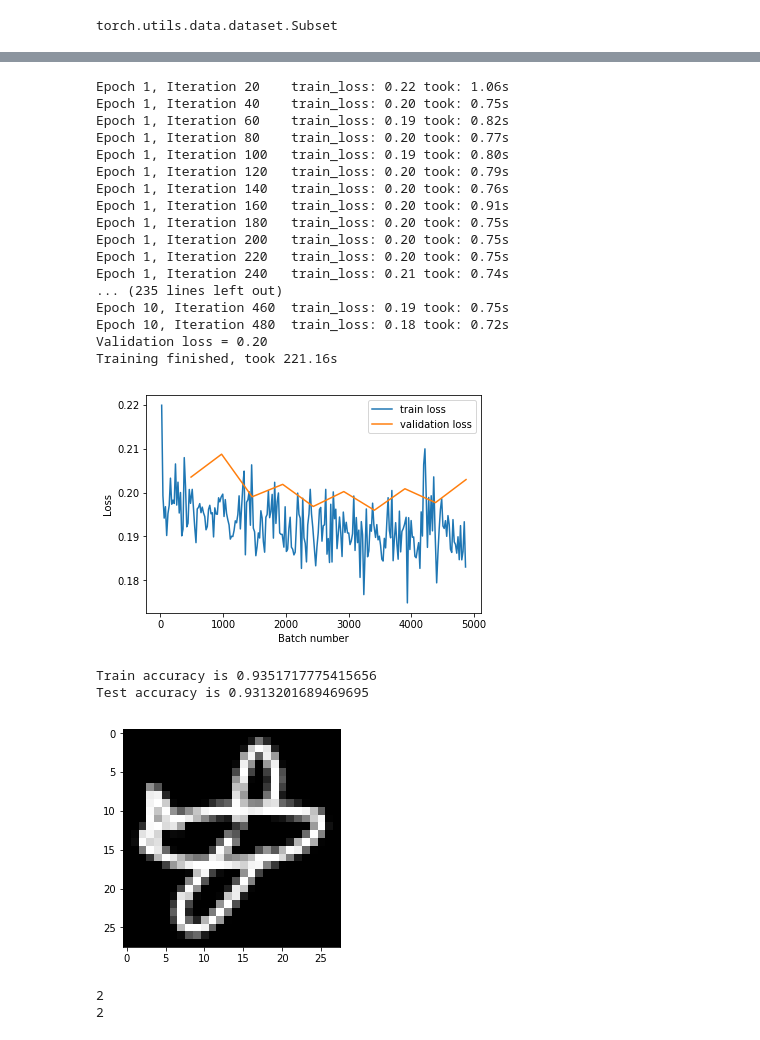
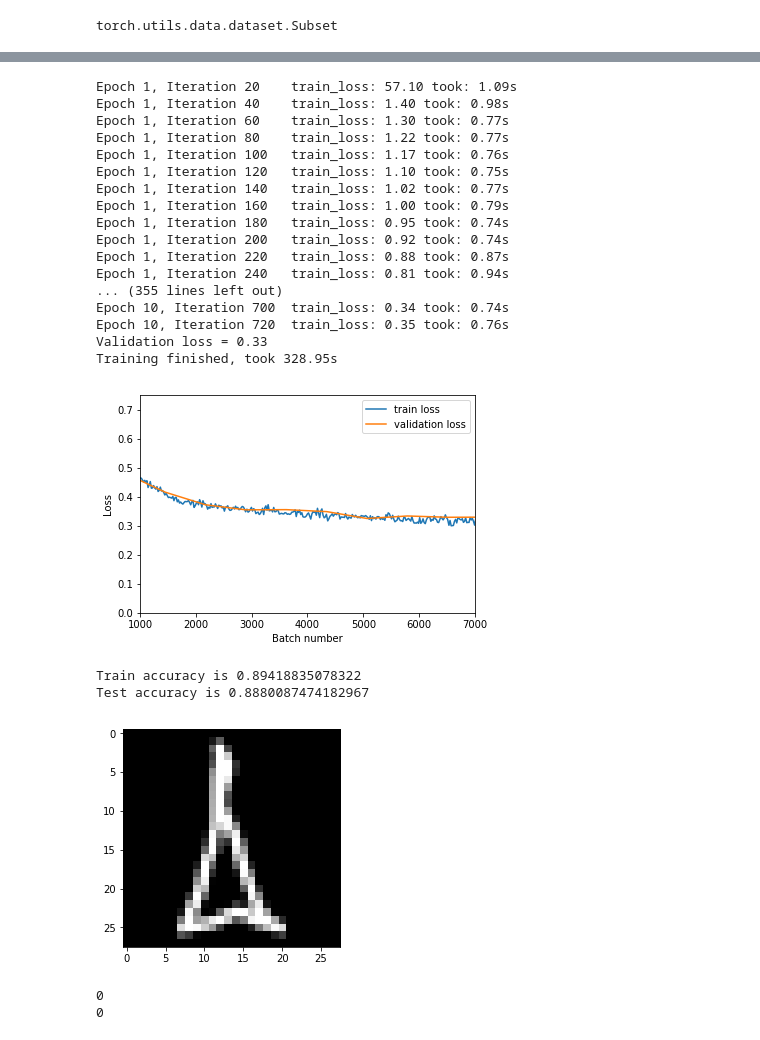
Before and after one commit to maiam6242/Facial_Blur, a Jupyter notebook: Facial_Blur.ipynb, the cells around one changed output, grey strips where cells are left out. Drawn from its saved outputs; the diff is of its cells as text; code cells hidden in the pictures.

Commit message:
Add new datasets (dog, broom)

```diff
--- a/Facial_Blur.ipynb
+++ b/Facial_Blur.ipynb
@@ -52,6 +60,8 @@ tower = np.load('eiffeltower.npy') #type = 1
 bear = np.load('bear.npy') # type = 0
 airplane = np.load('airplane.npy')
 broccoli = np.load('broccoli.npy')
+dog = np.load('dog.npy')
+broom = np.load('broom.npy')
 # %%
 import matplotlib.pyplot as plt
 import numpy as np
@@ -116,7 +126,7 @@ class QuickDrawData(Dataset):
     def __getitem__(self, index):
         return torch.FloatTensor(self.data[index, :].reshape((28, 28))).unsqueeze(0), int(self.targets[index])
 
-quick_draw_data = QuickDrawData(tower, bear, airplane, broccoli, 'tower', 'bear', 'airplane', 'brocolli')
+quick_draw_data = QuickDrawData(tower, bear, airplane, broccoli, dog, broom, 'tower', 'bear', 'airplane', 'brocolli', 'dog', 'broom')
 
 im, target = quick_draw_data[55102]
 plt.imshow(im.squeeze(), cmap='gray')
@@ -178,7 +188,7 @@ train, test = random_split(quick_draw_data, [x,(len(quick_draw_data) - x)])
 image_dims = 1, 28, 28
 n_training_samples = len(train) # How many training images to use
 n_test_samples = len(test) # How many test images to use
-classes = ('tower', 'bear', 'airplane', 'brocolli')
+classes = ('tower', 'bear', 'airplane', 'brocolli', 'dog', 'broom')
 
 # Load the training set
 train_set = train
@@ -338,32 +348,34 @@ def train_model(net):
 # %%
 train_hist_x, train_loss_hist, test_hist_x, test_loss_hist = train_model(net)
 # %% [output]
-Epoch 1, Iteration 20    train_loss: 0.22 took: 1.06s
-Epoch 1, Iteration 40    train_loss: 0.20 took: 0.75s
-Epoch 1, Iteration 60    train_loss: 0.19 took: 0.82s
-Epoch 1, Iteration 80    train_loss: 0.20 took: 0.77s
-Epoch 1, Iteration 100   train_loss: 0.19 took: 0.80s
-Epoch 1, Iteration 120   train_loss: 0.20 took: 0.79s
-Epoch 1, Iteration 140   train_loss: 0.20 took: 0.76s
-Epoch 1, Iteration 160   train_loss: 0.20 took: 0.91s
-Epoch 1, Iteration 180   train_loss: 0.20 took: 0.75s
-Epoch 1, Iteration 200   train_loss: 0.20 took: 0.75s
-Epoch 1, Iteration 220   train_loss: 0.20 took: 0.75s
-Epoch 1, Iteration 240   train_loss: 0.21 took: 0.74s
-... (235 lines left out)
-Epoch 10, Iteration 460  train_loss: 0.19 took: 0.75s
-Epoch 10, Iteration 480  train_loss: 0.18 took: 0.72s
-Validation loss = 0.20
-Training finished, took 221.16s
+Epoch 1, Iteration 20    train_loss: 57.10 took: 1.09s
+Epoch 1, Iteration 40    train_loss: 1.40 took: 0.98s
+Epoch 1, Iteration 60    train_loss: 1.30 took: 0.77s
+Epoch 1, Iteration 80    train_loss: 1.22 took: 0.77s
+Epoch 1, Iteration 100   train_loss: 1.17 took: 0.76s
+Epoch 1, Iteration 120   train_loss: 1.10 took: 0.75s
+Epoch 1, Iteration 140   train_loss: 1.02 took: 0.77s
+Epoch 1, Iteration 160   train_loss: 1.00 took: 0.79s
+Epoch 1, Iteration 180   train_loss: 0.95 took: 0.74s
+Epoch 1, Iteration 200   train_loss: 0.92 took: 0.74s
+Epoch 1, Iteration 220   train_loss: 0.88 took: 0.87s
+Epoch 1, Iteration 240   train_loss: 0.81 took: 0.94s
+... (355 lines left out)
+Epoch 10, Iteration 700  train_loss: 0.34 took: 0.74s
+Epoch 10, Iteration 720  train_loss: 0.35 took: 0.76s
+Validation loss = 0.33
+Training finished, took 328.95s
 # %%
 plt.plot(train_hist_x,train_loss_hist)
 plt.plot(test_hist_x,test_loss_hist)
 plt.legend(['train loss', 'validation loss'])
 plt.xlabel('Batch number')
 plt.ylabel('Loss')
+plt.xlim(1000,7000)
+plt.ylim(0,.75)
 plt.show()
 # %% [output]
-[figure, old version]
+[figure, new version]
 # %%
 def get_accuracy(net, loader):
     n_correct = 0
@@ -381,20 +393,20 @@ def get_accuracy(net, loader):
 print("Train accuracy is", get_accuracy(net, train_loader))
 print("Test accuracy is", get_accuracy(net, test_loader))
 # %% [output]
-Train accuracy is 0.9351717775415656
-Test accuracy is 0.9313201689469695
+Train accuracy is 0.89418835078322
+Test accuracy is 0.8880087474182967
 # %%
 def examine_label(idx):
     image, label = test_set[idx]
     class_scores = net(Variable(image.unsqueeze(0)).to(device))
     prediction = np.argmax(class_scores.cpu().detach().numpy())
     plt.imshow(image.squeeze(), cmap='gray')
     plt.show()
     print(prediction)
     print(label)
 
-examine_label(1096)
+examine_label(10003)
 # %% [output]
-[figure, old version]
+[figure, new version]
-2
-2
+0
+0
```
Also changed, not shown: parts of 3 cells of this notebook.
